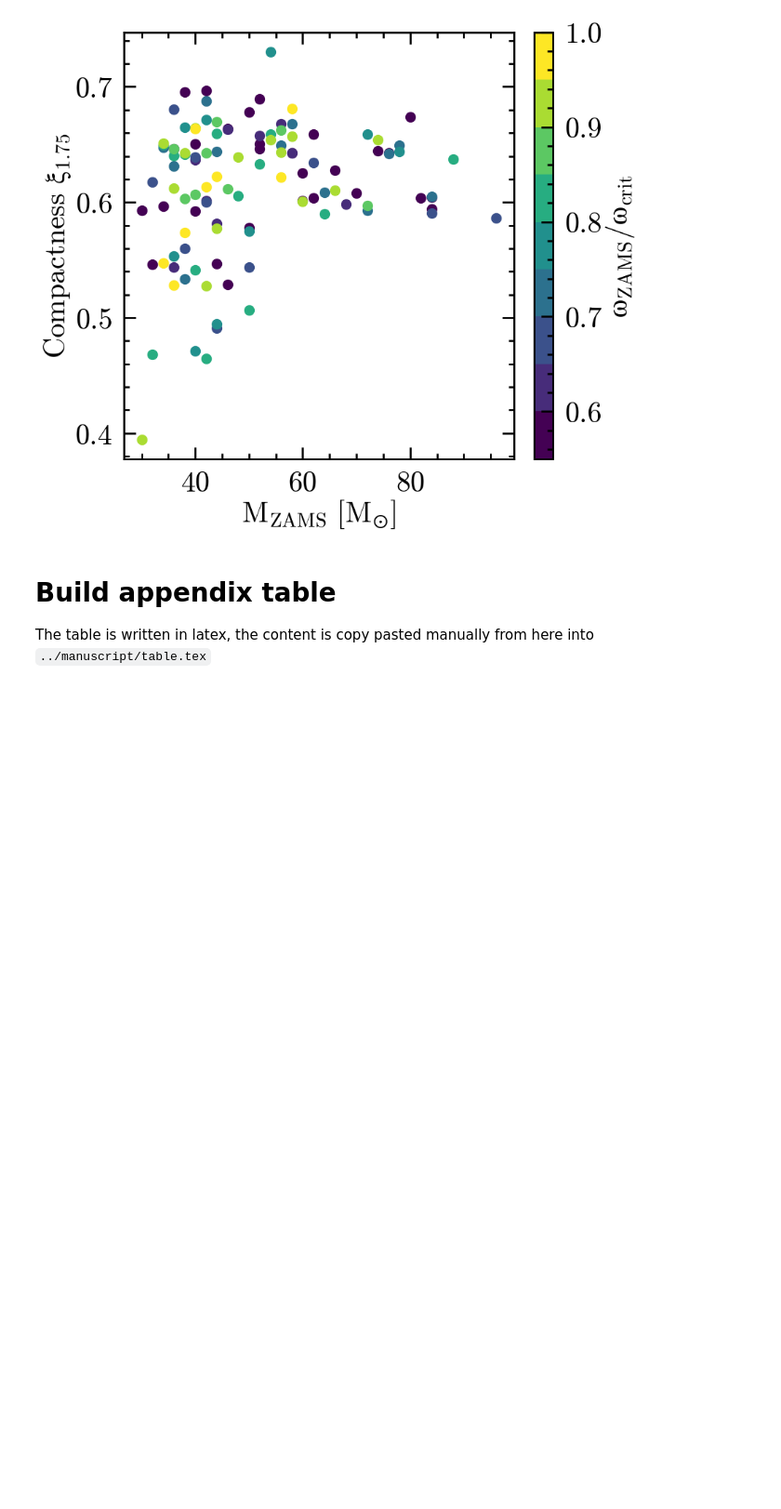
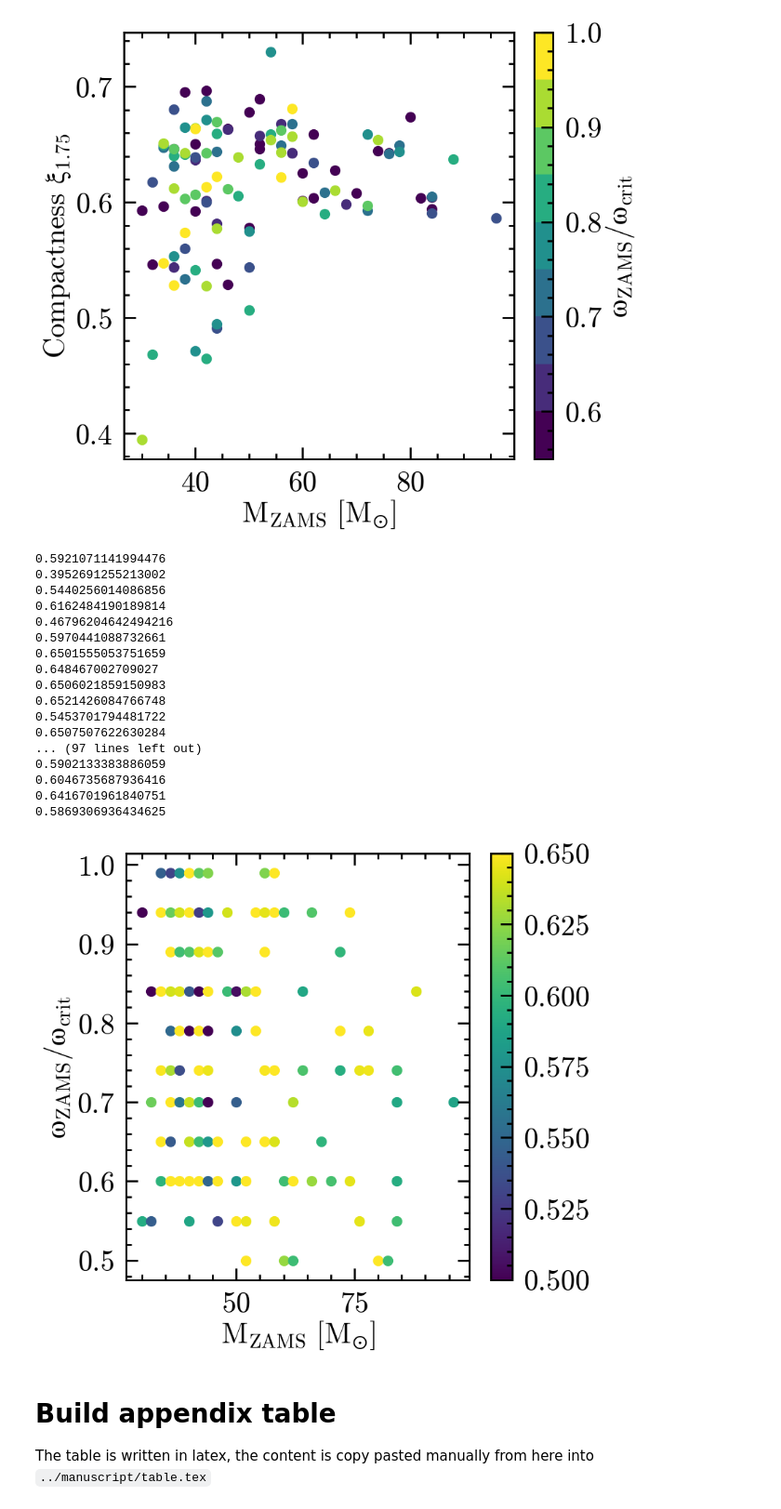
Before and after one commit to mathren/CHE_lGRB_progenitors, a Jupyter notebook: scripts/grid_plots.ipynb, the cells around one changed output. Shown at 93% size. Saved outputs shown, nothing was run; the diff lists cells and outputs as text; code cells hidden in the pictures; blank space fills up the shorter version.

```diff
--- a/scripts/grid_plots.ipynb
+++ b/scripts/grid_plots.ipynb
@@ -436,6 +453,54 @@ cax.set_ylabel(r"$\omega_{\rm ZAMS}/\omega_{\rm crit}$")
 plt.savefig('../manuscript/figures/xi_M.png')
 # %% [output]
 [figure]
+# %%
+# Alternative plot, similar axes as Fig 1
+fig = plt.figure()
+gs = gridspec.GridSpec(150, 110)
+ax = fig.add_subplot(gs[:, :])
+omegas = np.linspace(0.5, 0.99, 11)
+masses = np.linspace(30, 100, 36)
+
+existing = set()
+for mod in models:
+    M, o = get_model_initial_values(mod)
+    existing.add((round(M,2), round(o,2)))
+
+for mod in models:
+    M, o = get_model_initial_values(mod)
+    if (round(M,2), round(o,2)) in existing:
+        pfile = mod+"LOGS/CHE_single_core_collapse.data"
+        xi, M4, mu4 = compute_profile_quantities(pfile, M_compact=1.75, s_thresh=4.0)
+        print(xi)
+        p = ax.scatter(M, o, marker='o', c=xi, s=100, linestyle='None', vmin=0.5, vmax=0.65)
+    else:
+        ax.plot(M, o, marker='x', color='red', markersize=8, linestyle='None',
+                markeredgewidth=1.5)
+
+
+plt.colorbar(p)
+ax.set_xlabel(r'$M_{\rm ZAMS} \ [M_{\odot}]$')
+ax.set_ylabel(r'$\omega_{\rm ZAMS}/\omega_{\rm crit}$')
+plt.tight_layout()
+# %% [output]
+0.5921071141994476
+0.3952691255213002
+0.5440256014086856
+0.6162484190189814
+0.46796204642494216
+0.5970441088732661
+0.6501555053751659
+0.648467002709027
+0.6506021859150983
+0.6521426084766748
+0.5453701794481722
+0.6507507622630284
+... (97 lines left out)
+0.5902133383886059
+0.6046735687936416
+0.6416701961840751
+0.5869306936434625
+[figure, added]
 # %%
 ## Ertl parameters
 fig = plt.figure(figsize=(10., 10.))
```
Also changed, not shown: parts of 6 cells of this notebook, 5 other files.
